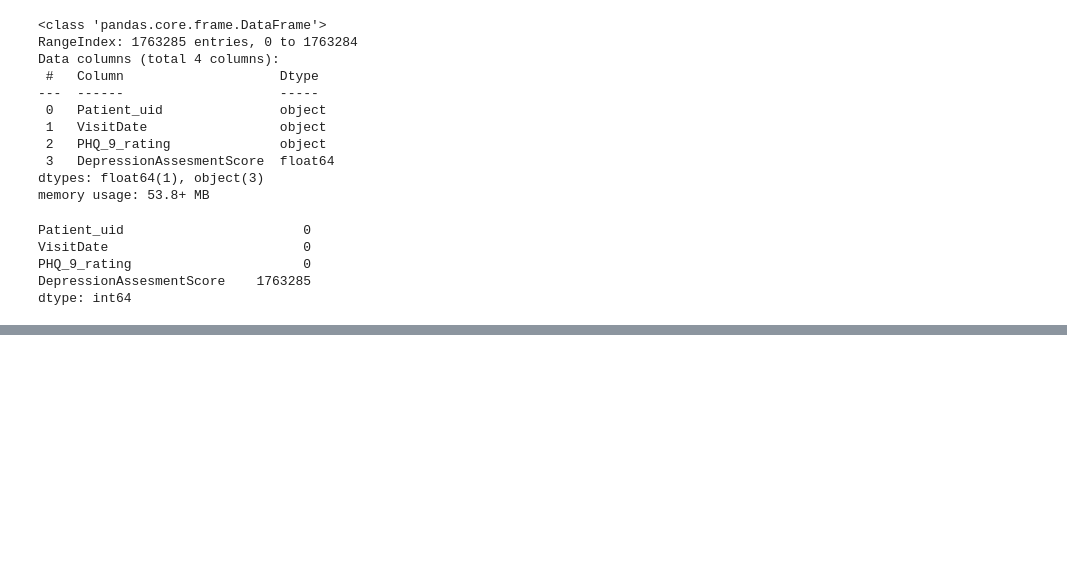
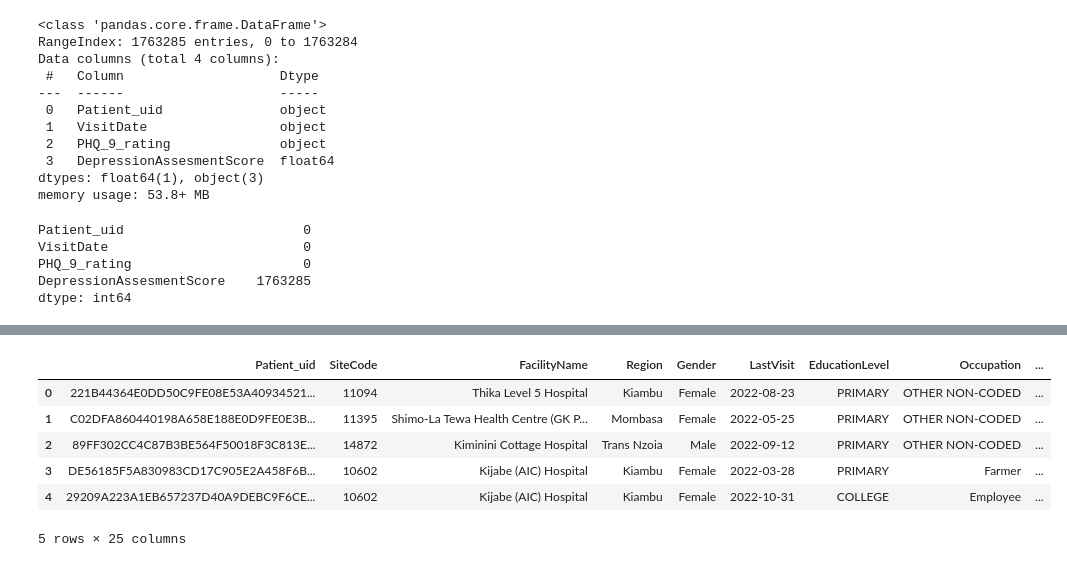
Before and after one commit to Philipmwasi/Patient-Risk-EDA-KeHMIS, a Jupyter notebook: Untitled.ipynb, the cells around one changed output, grey strips where cells are left out. Cells and saved outputs as stored; diff of their text form; code cells hidden in the pictures; blank space fills up the shorter version.

Commit message:
Merged all datasets

```diff
--- a/Untitled.ipynb
+++ b/Untitled.ipynb
@@ -376,0 +378,3 @@ len(latest_visits)
+# %%
+# Extracting the first part of the values in the Adherence column
+latest_visits['Adherence'] = latest_visits['Adherence'].str.split('|').str[0]
@@ -377,3 +404,12 @@ len(latest_visits)
+# %%
+# Drop the na values that we inserted
+latest_visits.dropna(inplace=True)
+
+# Drop the AdherenceCategory
+latest_visits.drop(columns='AdherenceCategory', inplace=True)
+
+# Rename 'Adherence' column to 'ArtAdherence'
+latest_visits.rename(columns={'Adherence': 'ArtAdherence'}, inplace=True)
 # %% [markdown]
 ##### 4. patient_status
 # %%
@@ -509,0 +532,15 @@ filtered_patient_labs['Patient_uid'].nunique()
+# %%
+# Replace text values with 0 in 'TestResult' column
+filtered_patient_labs['TestResult'] = pd.to_numeric(filtered_patient_labs['TestResult'], errors='coerce').fillna(0)
+
+# Convert 'TestResult' column to float data type
+filtered_patient_labs['TestResult'] = filtered_patient_labs['TestResult'].astype(float)
+
+# Group by 'Patient_uid', sort by 'OrderedbyDate', and get the latest entry for each group
+latest_tests = filtered_patient_labs.sort_values('OrderedbyDate').groupby('Patient_uid').last()
+
+# Reset index to make 'Patient_uid' a column
+latest_tests.reset_index(inplace=True)
+
+# View head
+latest_tests.head()
@@ -551,0 +597,20 @@ patient_depression_scr.head()
+# %%
+clean_dfs = [clean_ct_patients, clean_art_patients, latest_visits, patient_status, latest_tests, patient_depression_scr]
+
+# Merge dataframes on 'Patient_uid' column
+merged_df = None
+for df in clean_dfs:
+    if merged_df is None:
+        merged_df = df
+    else:
+        merged_df = pd.merge(merged_df, df, on='Patient_uid', how='left')
+
+merged_df.head()
+# %% [output]
+|  | Patient_uid | SiteCode | FacilityName | Region | Gender | LastVisit | EducationLevel | Occupation | ... |
+| 0 | 221B44364E0DD50C9FE08E53A40934521... | 11094 | Thika Level 5 Hospital | Kiambu | Female | 2022-08-23 | PRIMARY | OTHER NON-CODED | ... |
+| 1 | C02DFA860440198A658E188E0D9FE0E3B... | 11395 | Shimo-La Tewa Health Centre (GK P... | Mombasa | Female | 2022-05-25 | PRIMARY | OTHER NON-CODED | ... |
+| 2 | 89FF302CC4C87B3BE564F50018F3C813E... | 14872 | Kiminini Cottage Hospital | Trans Nzoia | Male | 2022-09-12 | PRIMARY | OTHER NON-CODED | ... |
+| 3 | DE56185F5A830983CD17C905E2A458F6B... | 10602 | Kijabe (AIC) Hospital | Kiambu | Female | 2022-03-28 | PRIMARY | Farmer | ... |
+| 4 | 29209A223A1EB657237D40A9DEBC9F6CE... | 10602 | Kijabe (AIC) Hospital | Kiambu | Female | 2022-10-31 | COLLEGE | Employee | ... |
+5 rows × 25 columns
```
Also changed, not shown: parts of 17 cells of this notebook.
